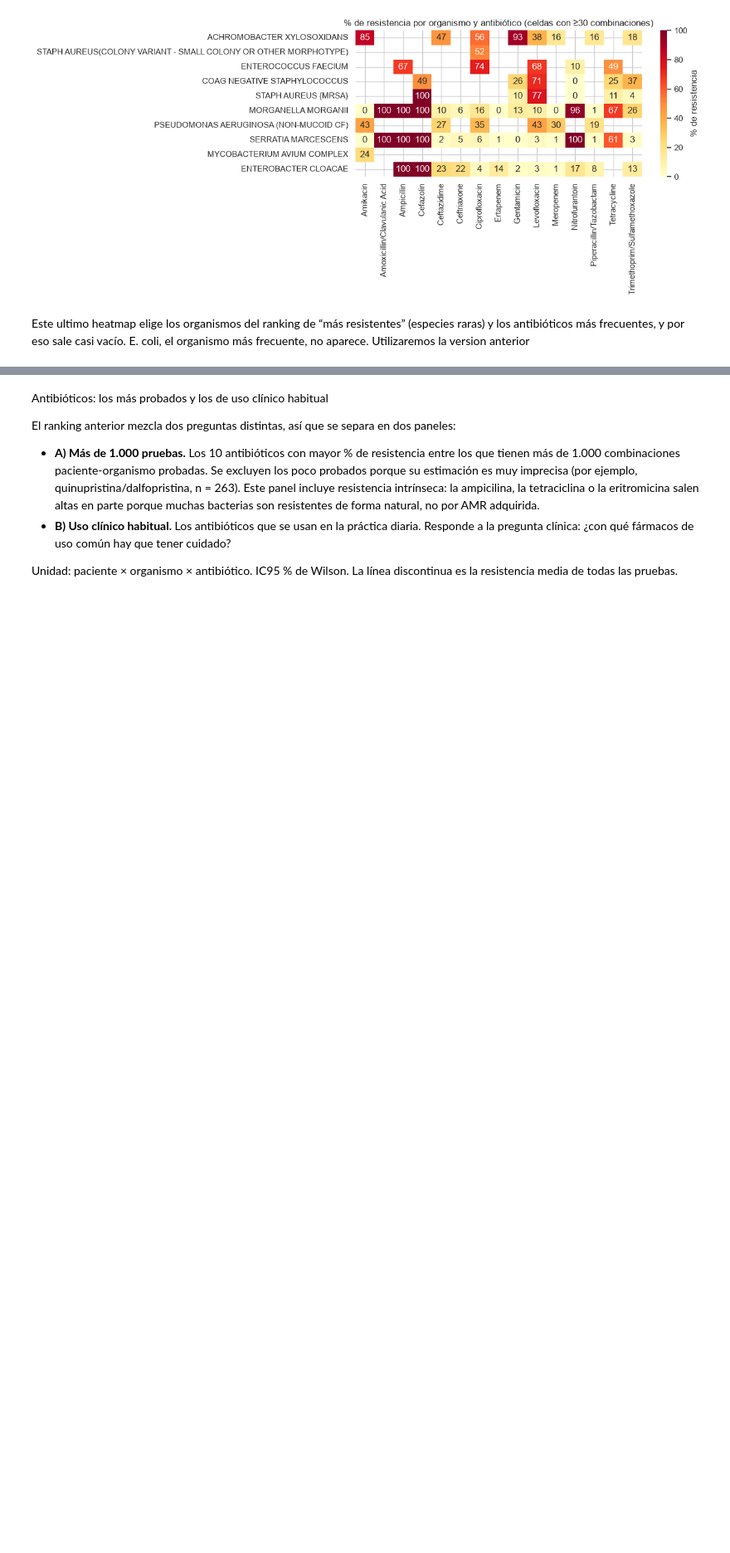
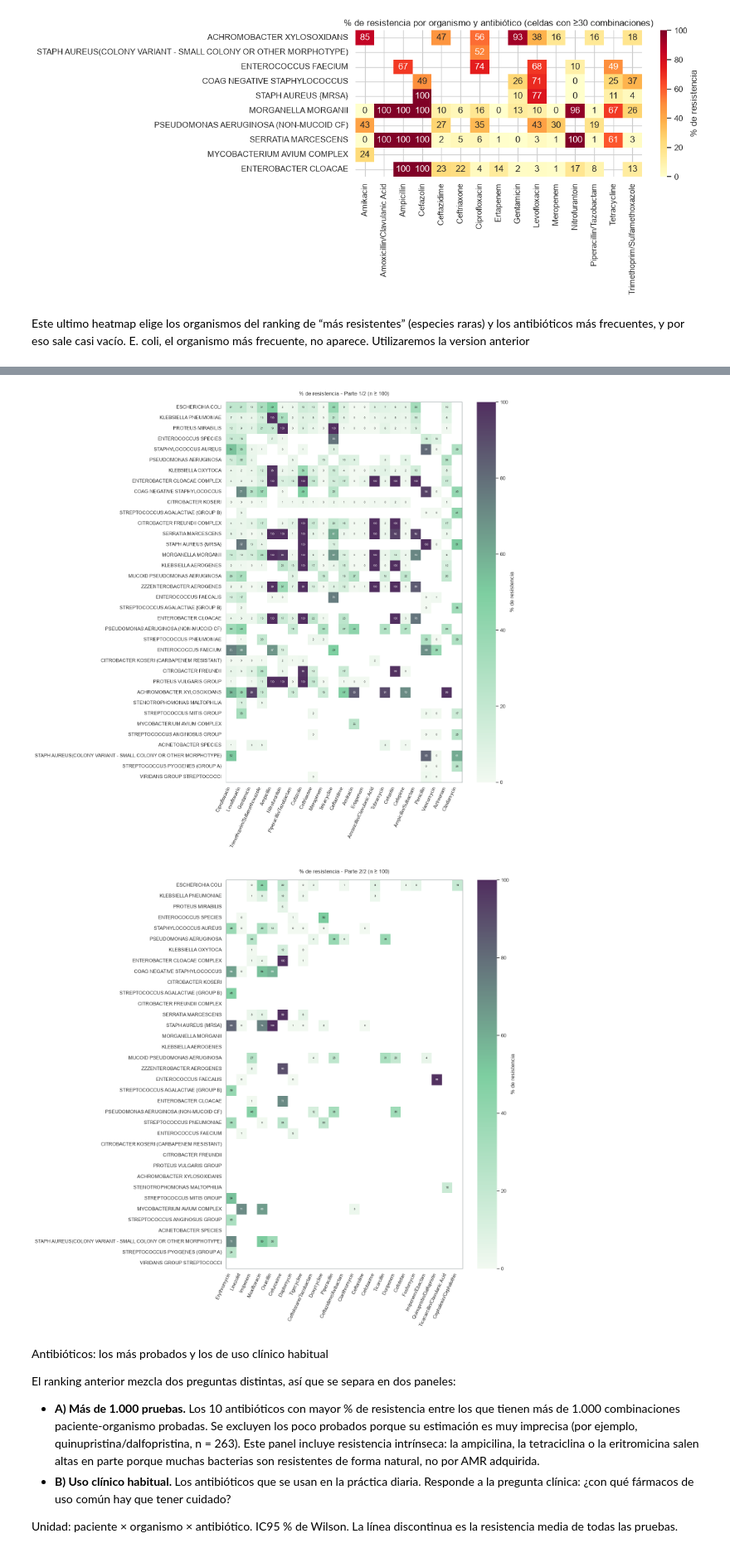
Before and after one commit to jorgeshzhndz/Resistencia_Antibioticos, a Jupyter notebook: src/memoria.ipynb, the cells around one changed output, grey strips where cells are left out. Shown at 83% size. Drawn from its saved outputs; the diff is of its cells as text; code cells hidden in the pictures; blank space fills up the shorter version.

```diff
--- a/src/memoria.ipynb
+++ b/src/memoria.ipynb
@@ -2210,3 +2332,82 @@ Este ultimo heatmap elige los organismos del ranking de “más resistentes” (
+# %%
+import matplotlib.pyplot as plt
+import seaborn as sns
+from matplotlib.colors import LinearSegmentedColormap
+
+# 1. Configuración de color y umbral
+N_MIN = 100
+
+cmap_amr = LinearSegmentedColormap.from_list(
+    "verde_blanco_morado",
+    ["#F2F9F1", "#7DCEA0", "#512E5F"]
+)
+
+# 2. Procesamiento de datos base
+d = abx_paciente.copy()
+
+# --- CAMBIO DE NOMBRE APLICADO ---
+d['organism'] = d['organism'].replace({
+    'STAPH AUREUS(COLONY VARIANT - SMALL COLONY OR OTHER MORPHOTYPE': 'S. AUREUS SMALL COLONY'
+}, regex=False)
+# ---------------------------------
+
+pct = d.pivot_table(index="organism", columns="antibiotic", values="resistente_pct", aggfunc="mean")
+n = d.pivot_table(index="organism", columns="antibiotic", values="resistente_pct", aggfunc="size")
+
+pct = pct.where(n >= N_MIN).dropna(how="all").dropna(axis=1, how="all")
+
+orden_org = d["organism"].value_counts().loc[pct.index].sort_values(ascending=False).index
+orden_abx = d["antibiotic"].value_counts().loc[pct.columns].sort_values(ascending=False).index
+pct = pct.loc[orden_org, orden_abx]
+
+# ===============================================================
+# 3. DIVIDIR LAS COLUMNAS EN DOS MITADES CON LEYENDA EN AMBAS
+# ===============================================================
+mitad = len(pct.columns) // 2
+pct_partes = [pct.iloc[:, :mitad], pct.iloc[:, mitad:]]
+
+for i, pct_sub in enumerate(pct_partes, 1):
+    fig_width = 0.5 * pct_sub.shape[1] + 4  # Un poco más de ancho para la leyenda
+    fig_height = 0.35 * pct_sub.shape[0] + 2
+
+    with sns.axes_style("white"):
+        fig, ax = plt.subplots(figsize=(fig_width, fig_height))
+
+        sns.heatmap(
+            pct_sub,
+            ax=ax,
+            cmap=cmap_amr,
+            vmin=0,
+            vmax=100,
+            annot=True,
+            fmt=".0f",
+            annot_kws={"fontsize": 6},
+            linewidths=0,
+            cbar=True,                # Leyenda activa en ambas partes
+            cbar_kws={"label": "% de resistencia"}
+        )
+
+        ax.grid(False)
+
+        for spine in ax.spines.values():
+            spine.set_visible(True)
+            spine.set_color("#7F8C8D")
+            spine.set_linewidth(0.8)
+
+        ax.set_xlabel("")
+        ax.set_ylabel("")
+        ax.set_title(f"% de resistencia - Parte {i}/2 (n ≥ {N_MIN})", pad=15)
+        plt.xticks(rotation=65, ha="right")
+
+        plt.tight_layout()
+
+        # Guardar cada parte con su leyenda y gradiente
+        ruta_guardado = f"../img/heatmap_parte_{i}.svg"
+        plt.savefig(ruta_guardado, format="svg", bbox_inches="tight")
+        plt.show()
+# %% [output]
+[figure, added]
+[figure, added]
 # %% [markdown]
 Antibióticos: los más probados y los de uso clínico habitual
 
```
Also changed, not shown: parts of 8 cells of this notebook, 6 other files.
